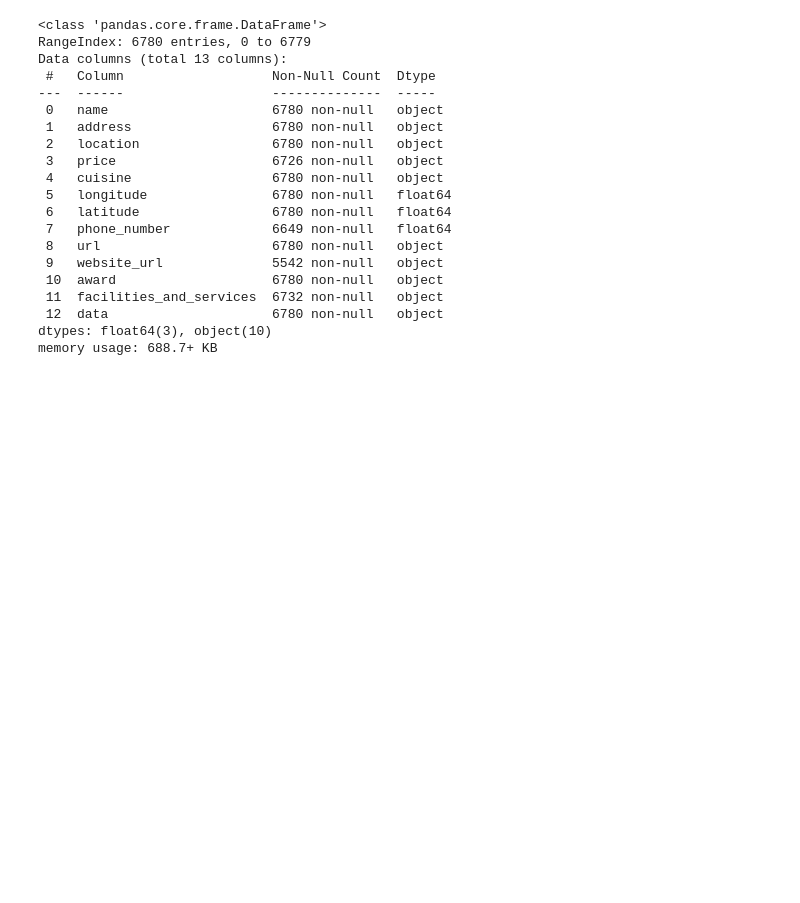
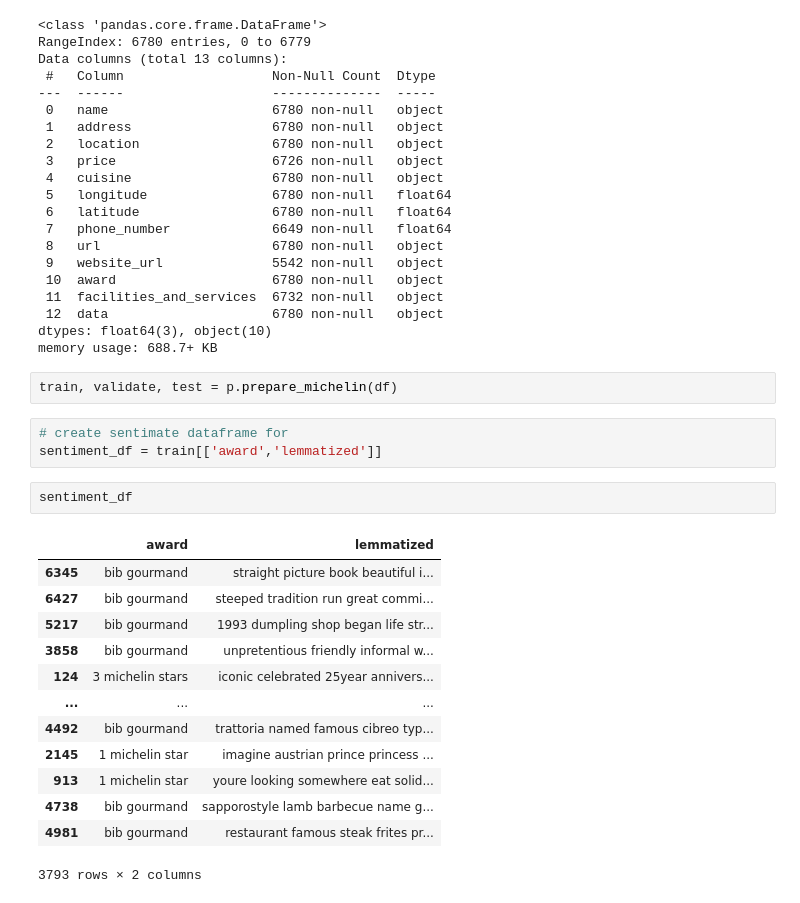
Before and after one commit to CodeupGourmands/Michelin_NLP_Capstone, a Jupyter notebook: drafts.ipynb, the cells around one changed output. Cells and saved outputs as stored; diff of their text form; blank space fills up the shorter version.

```diff
--- a/drafts.ipynb
+++ b/drafts.ipynb
@@ -27,3 +52,24 @@ Data columns (total 13 columns):
  12  data                     6780 non-null   object
 dtypes: float64(3), object(10)
 memory usage: 688.7+ KB
+# %%
+train, validate, test = p.prepare_michelin(df)
+# %%
+# create sentimate dataframe for
+sentiment_df = train[['award','lemmatized']]
+# %%
+sentiment_df
+# %% [output]
+|  | award | lemmatized |
+| 6345 | bib gourmand | straight picture book beautiful i... |
+| 6427 | bib gourmand | steeped tradition run great commi... |
+| 5217 | bib gourmand | 1993 dumpling shop began life str... |
+| 3858 | bib gourmand | unpretentious friendly informal w... |
+| 124 | 3 michelin stars | iconic celebrated 25year annivers... |
+| ... | ... | ... |
+| 4492 | bib gourmand | trattoria named famous cibreo typ... |
+| 2145 | 1 michelin star | imagine austrian prince princess ... |
+| 913 | 1 michelin star | youre looking somewhere eat solid... |
+| 4738 | bib gourmand | sapporostyle lamb barbecue name g... |
+| 4981 | bib gourmand | restaurant famous steak frites pr... |
+3793 rows × 2 columns
```
Also changed, not shown: parts of 7 cells of this notebook, 1 other file.
